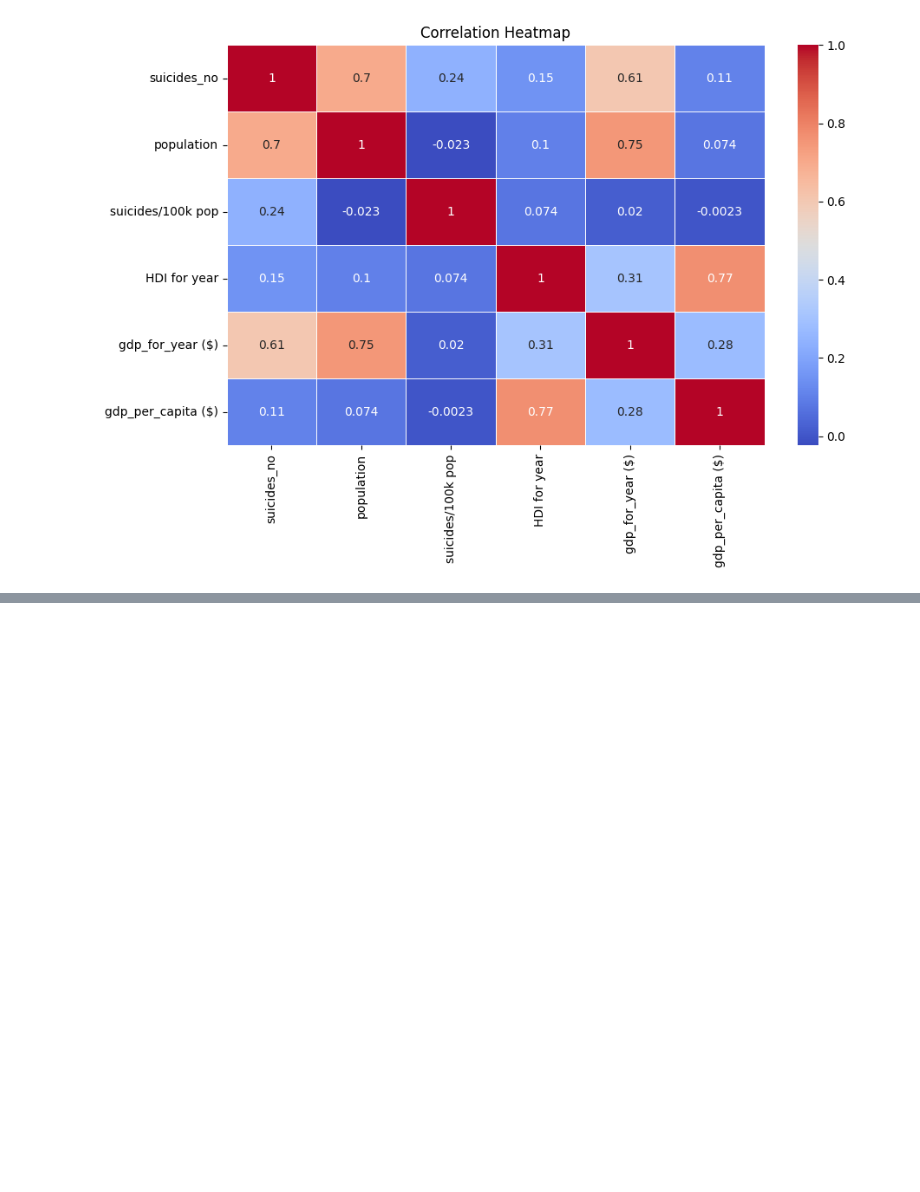
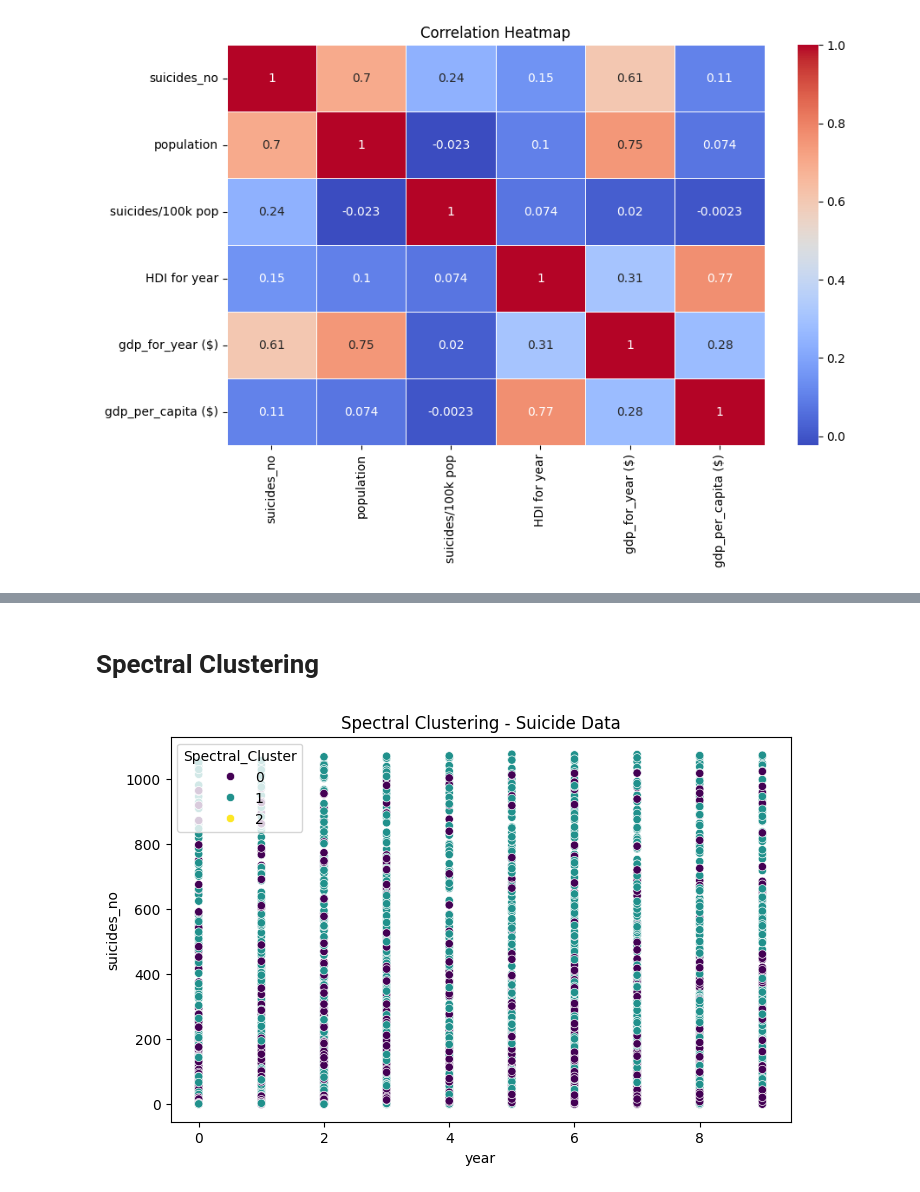
Before and after one commit to SubhayanSinha/21BDS0114_ML, a Jupyter notebook: 21BDS0114.ipynb, the cells around one changed output, grey strips where cells are left out. Cells and saved outputs as stored; diff of their text form; code cells hidden in the pictures; blank space fills up the shorter version.

```diff
--- a/21BDS0114.ipynb
+++ b/21BDS0114.ipynb
@@ -325,0 +385,12 @@ Name: predicted_mean, dtype: float64
+# %% [markdown]
+# Spectral **Clustering**
+# %%
+spectral = SpectralClustering(n_clusters=3, affinity='nearest_neighbors', random_state=42)
+df['Spectral_Cluster'] = spectral.fit_predict(df_scaled)
+# %%
+plt.figure(figsize=(8,5))
+sns.scatterplot(x=df['year'], y=df['suicides_no'], hue=df['Spectral_Cluster'], palette="viridis")
+plt.title("Spectral Clustering - Suicide Data")
+plt.show()
+# %% [output]
+[figure, added]
```
Also changed, not shown: parts of 17 cells of this notebook.
